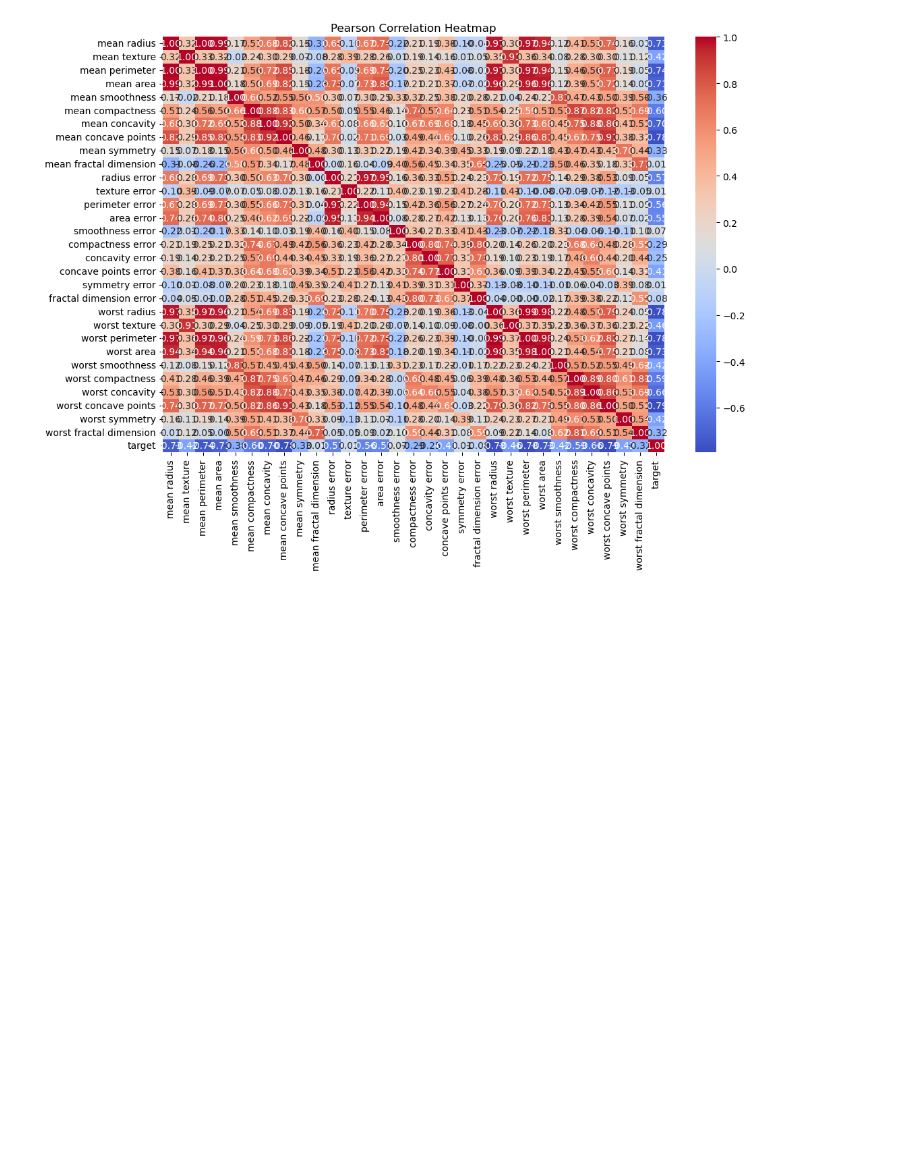
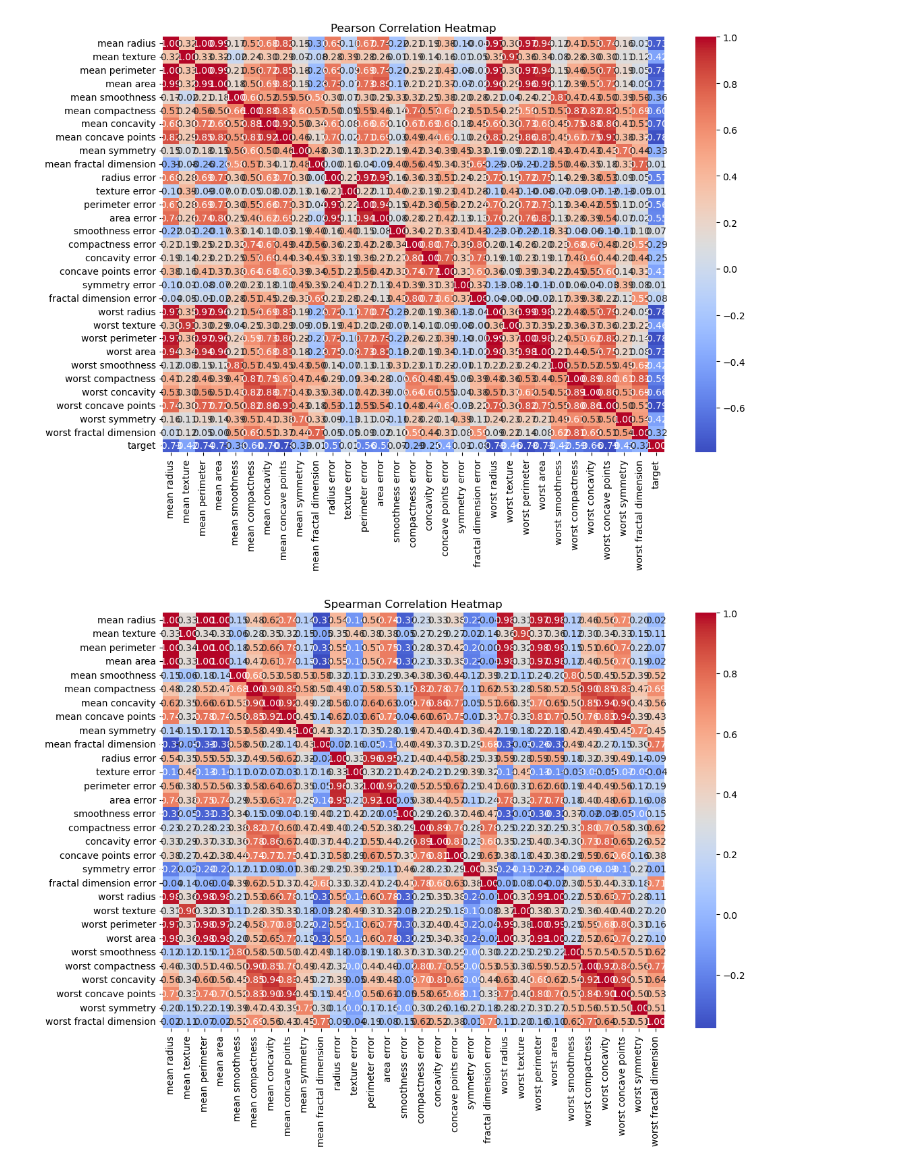
Before and after one commit to tasninanika/Feature_Selection, a Jupyter notebook: selection.ipynb, the cells around one changed output. Cells and saved outputs as stored; diff of their text form; code cells hidden in the pictures; blank space fills up the shorter version.

Commit message:
visualize train data after applying spearson

```diff
--- a/selection.ipynb
+++ b/selection.ipynb
@@ -134,3 +134,12 @@ plt.title("Pearson Correlation Heatmap")
 plt.show()
 # %% [output]
 [figure]
+# %%
+# 4. Spearman’s Rank Correlation
+spearman_corr = X_train.corr(method='spearman')
+plt.figure(figsize=(12, 8))
+sns.heatmap(spearman_corr, annot=True, cmap='coolwarm', fmt='.2f')
+plt.title("Spearman Correlation Heatmap")
+plt.show()
+# %% [output]
+[figure, added]
```
